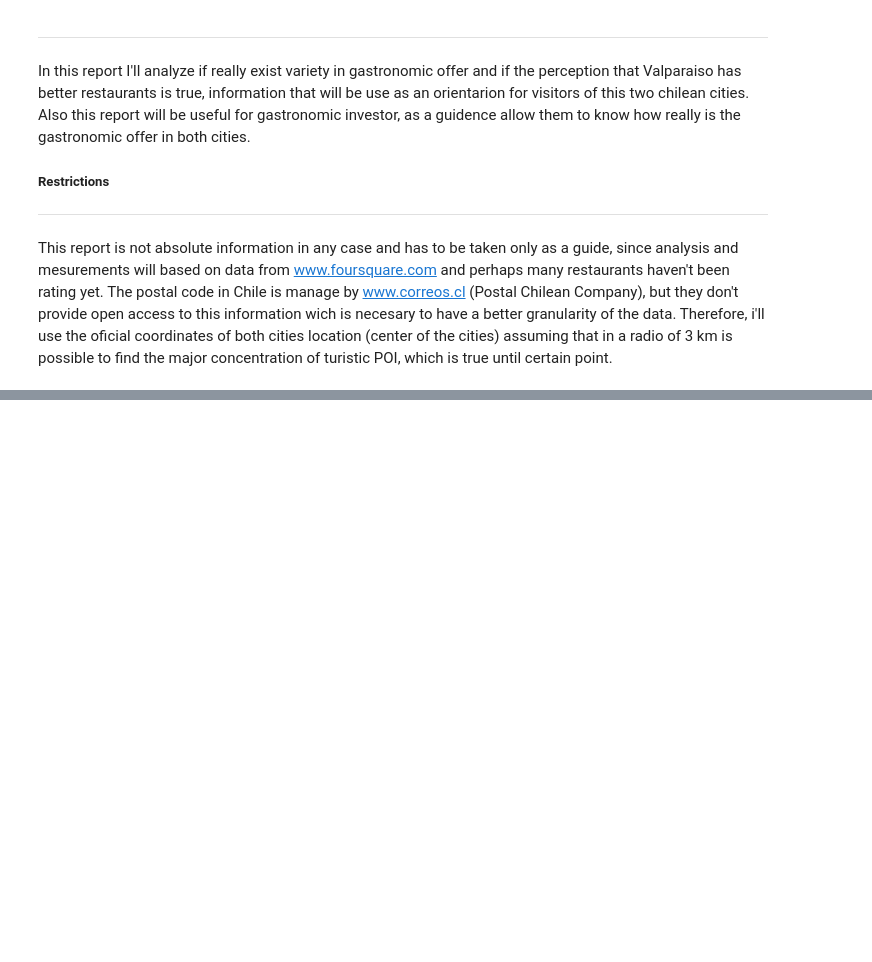
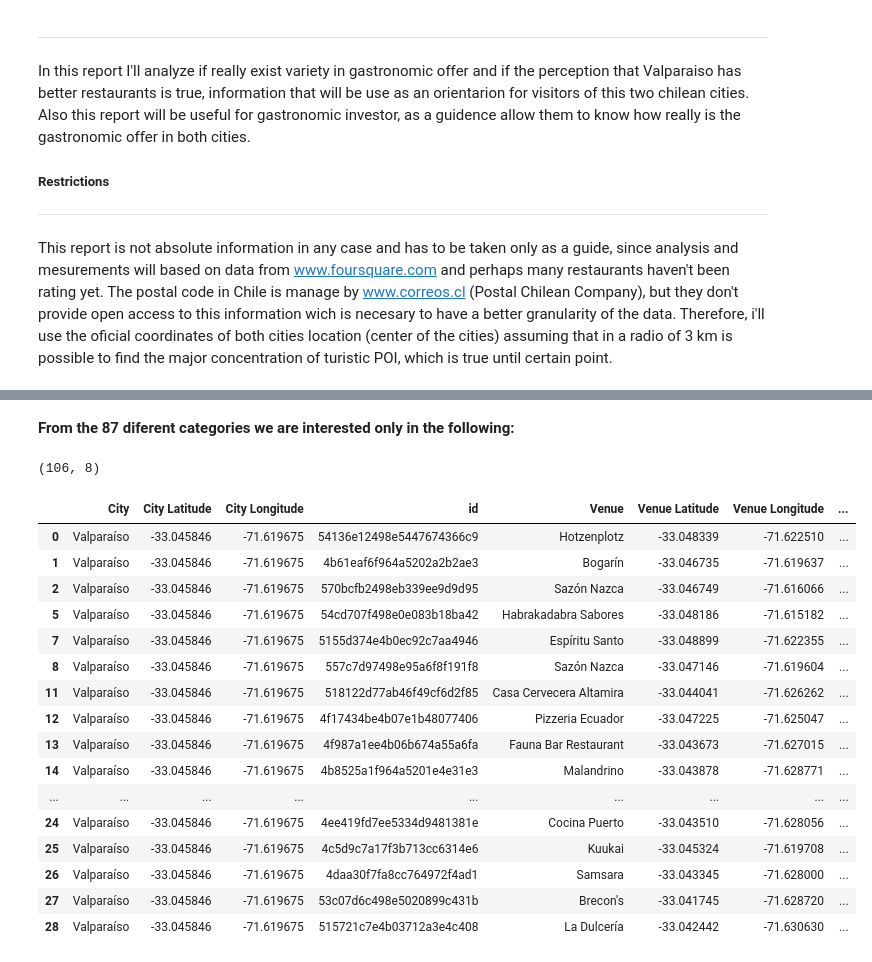
Before and after one commit to carsepmo/Coursera_Capstone, a Jupyter notebook: The-Battle-of Neighborhoods.ipynb, the cells around one changed output, grey strips where cells are left out. Saved outputs shown, nothing was run; the diff lists cells and outputs as text; code cells hidden in the pictures; blank space fills up the shorter version.

```diff
--- a/The-Battle-of Neighborhoods.ipynb
+++ b/The-Battle-of Neighborhoods.ipynb
@@ -29,0 +199,28 @@ The data will be gather from foursquare api using the following coordinates:
+# %% [markdown]
+**From the 87 diferent categories we are interested only in the following:**
+# %%
+# define search values
+searchValues = ['Restaurant', 'Bagel', 'Beer', 'Bar', 'Breakfast', 'Brewery', 'Burger', 'Coffee', 'Cupcake', 'Dessert', 'Diner', 'Launch', 'Pizza', 'Pub', 'Sandwich', 'Hot Dog', 'Ice Cream', 'Steakhose']
+
+foodVenues = venuesVinaValpo[venuesVinaValpo['Venue Category'].str.contains('|'.join(searchValues))]
+print(foodVenues.shape)
+foodVenues.head(20)
+# %% [output]
+(106, 8)
+|  | City | City Latitude | City Longitude | id | Venue | Venue Latitude | Venue Longitude | ... |
+| 0 | Valparaíso | -33.045846 | -71.619675 | 54136e12498e5447674366c9 | Hotzenplotz | -33.048339 | -71.622510 | ... |
+| 1 | Valparaíso | -33.045846 | -71.619675 | 4b61eaf6f964a5202a2b2ae3 | Bogarín | -33.046735 | -71.619637 | ... |
+| 2 | Valparaíso | -33.045846 | -71.619675 | 570bcfb2498eb339ee9d9d95 | Sazón Nazca | -33.046749 | -71.616066 | ... |
+| 5 | Valparaíso | -33.045846 | -71.619675 | 54cd707f498e0e083b18ba42 | Habrakadabra Sabores | -33.048186 | -71.615182 | ... |
+| 7 | Valparaíso | -33.045846 | -71.619675 | 5155d374e4b0ec92c7aa4946 | Espíritu Santo | -33.048899 | -71.622355 | ... |
+| 8 | Valparaíso | -33.045846 | -71.619675 | 557c7d97498e95a6f8f191f8 | Sazón Nazca | -33.047146 | -71.619604 | ... |
+| 11 | Valparaíso | -33.045846 | -71.619675 | 518122d77ab46f49cf6d2f85 | Casa Cervecera Altamira | -33.044041 | -71.626262 | ... |
+| 12 | Valparaíso | -33.045846 | -71.619675 | 4f17434be4b07e1b48077406 | Pizzeria Ecuador | -33.047225 | -71.625047 | ... |
+| 13 | Valparaíso | -33.045846 | -71.619675 | 4f987a1ee4b06b674a55a6fa | Fauna Bar Restaurant | -33.043673 | -71.627015 | ... |
+| 14 | Valparaíso | -33.045846 | -71.619675 | 4b8525a1f964a5201e4e31e3 | Malandrino | -33.043878 | -71.628771 | ... |
+| ... | ... | ... | ... | ... | ... | ... | ... | ... |
+| 24 | Valparaíso | -33.045846 | -71.619675 | 4ee419fd7ee5334d9481381e | Cocina Puerto | -33.043510 | -71.628056 | ... |
+| 25 | Valparaíso | -33.045846 | -71.619675 | 4c5d9c7a17f3b713cc6314e6 | Kuukai | -33.045324 | -71.619708 | ... |
+| 26 | Valparaíso | -33.045846 | -71.619675 | 4daa30f7fa8cc764972f4ad1 | Samsara | -33.043345 | -71.628000 | ... |
+| 27 | Valparaíso | -33.045846 | -71.619675 | 53c07d6c498e5020899c431b | Brecon's | -33.041745 | -71.628720 | ... |
+| 28 | Valparaíso | -33.045846 | -71.619675 | 515721c7e4b03712a3e4c408 | La Dulcería | -33.042442 | -71.630630 | ... |
```
Also changed, not shown: parts of 16 cells of this notebook.
